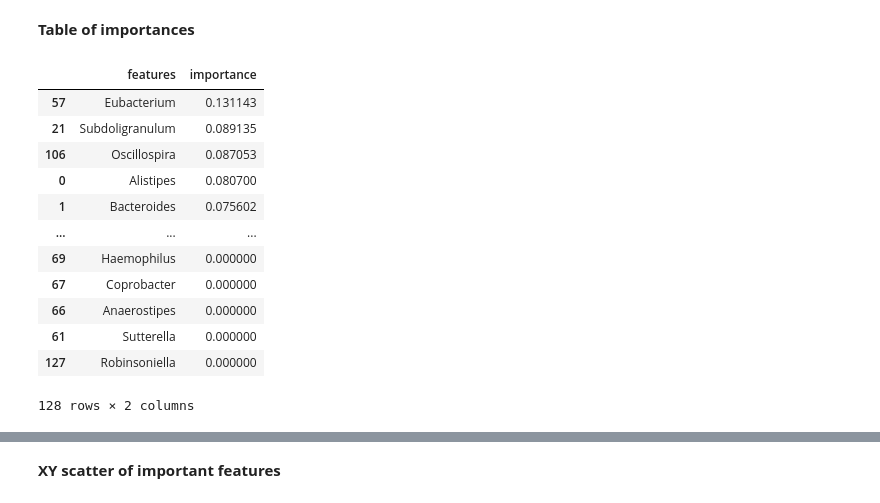
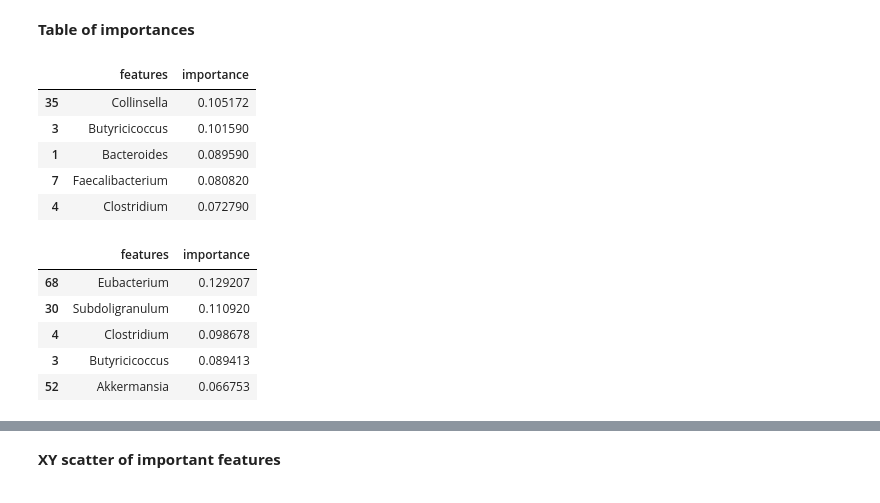
Before and after one commit to aplapteva/20440_final_project, a Jupyter notebook: Code/paired_analysis_ag.ipynb, the cells around one changed output, grey strips where cells are left out. Saved outputs shown, nothing was run; the diff lists cells and outputs as text; code cells hidden in the pictures.

```diff
--- a/Code/paired_analysis_ag.ipynb
+++ b/Code/paired_analysis_ag.ipynb
@@ -90,7 +134,7 @@ Removing small relative abundances, if necessary:
 out_df_pair = []
 var_ratio_pair = []
 pcs_pair = []
-for data in data_pair:
+for data in data_pair_1:
     pca = PCA(n_components=.95)
     out = pca.fit_transform(data)
 
@@ -186,6 +230,7 @@ plt.savefig('../Figures/PCA_load_plots_paired.svg')
 ## Biplot creation
 # %%
 def myplot(score,coeff,labels=None):
+    ''' creation of a biplot '''
     xs = score[:,0]
     ys = score[:,1]
     n = coeff.shape[0]
@@ -204,7 +249,32 @@ def myplot(score,coeff,labels=None):
     plt.ylabel("PC{}".format(2))
     plt.grid()
 
-#Call the function. Use only the 2 PCs.
-myplot(out[:,0:2],np.transpose(pca.components_[0:2,:]))
-plt.show()
+
+plt.figure(dpi = 200)
+fig, ((ax1, ax2), (ax3, ax4), (ax5, ax6)) = plt.subplots(3, 2, figsize=(20, 20))
+axes = [ax1, ax2, ax3, ax4, ax5, ax6]
+plt.subplots_adjust(hspace=.5)
+
+for i in range(len(pcs_pair)):
+    pcs = pcs_pair[i]
+    # create a dataframe with the load of the features in PC1:
+    load = pd.DataFrame(np.transpose(pcs), columns=['PC'+str(i+1) for i in range(len(out_df_pair[i].columns))])
+    load["feature"] = list(data_pair[i].columns)
+
+    # descending values
+    load1 = load.sort_values('PC1', ascending=False)
+    load1_feat = pd.DataFrame(load1[["feature", 'PC1']], columns=['feature', 'PC1']) # for reference
+
+    for feat in pairwise[i]:
+        load1_feat = load1_feat.loc[(load1_feat['PC1'] > .02) | (load1_feat['PC1'] < -.02)]
+
+    myplot(out_df_pair[i], pcs)
+    plt.show()
+
+
+
+    # # plot
+    # sns.barplot(load1_feat, x='feature', y='PC1', ax=axes[i]);
+    # axes[i].set_xticklabels(load1_feat['feature'], rotation=45);
+    # axes[i].set_title("Loadings for PC1 for " + str(pairwise[i]));
 # %% [output]
@@ -258,13 +330,13 @@ out_pair = []
 diag_predict_pair = []
 rf_pair = []
 
-for i in range(len(data_pair)):
+for i in range(len(data_pair_1)):
     # set up classifier
     rf = RandomForestClassifier(n_estimators=100) # 100 trees in the forest.
     # 100 trees means 100 sub-samples of data
 
     # make training and testing sets:
-    feat_train, feat_test, diag_train, diag_test = sk.model_selection.train_test_split(data_pair[i], diagnosis_pair[i], test_size=0.5)
+    feat_train, feat_test, diag_train, diag_test = sk.model_selection.train_test_split(data_pair_1[i], diagnosis_pair[i], test_size=0.5)
     # chose a test size of 30%
 
     # train:
@@ -296,9 +368,9 @@ accuracy of the classifier: 1.0
 # %%
 imp_table_pair = []
 df_imp = []
-for i in range(len(data_pair)):
+for i in range(len(data_pair_1)):
     # find importance of each feature:
-    feat = data_pair[i].columns
+    feat = data_pair_1[i].columns
     feat_importance = rf_pair[i].feature_importances_
 
     # make and print table of ranked features by importance:
@@ -310,18 +382,20 @@ for i in range(len(data_pair)):
     df_imp.append(imp_table_sort)
     imp_table_sort.to_csv('../Data/feature_importance/' + "feature_importance_" + pairwise[i][0] + '_' + pairwise[i][1] + '.csv')
 # %%
-df_imp[5]
+df_imp[0].head()
 # %% [output]
 |  | features | importance |
-| 57 | Eubacterium | 0.131143 |
-| 21 | Subdoligranulum | 0.089135 |
-| 106 | Oscillospira | 0.087053 |
-| 0 | Alistipes | 0.080700 |
-| 1 | Bacteroides | 0.075602 |
-| ... | ... | ... |
-| 69 | Haemophilus | 0.000000 |
-| 67 | Coprobacter | 0.000000 |
-| 66 | Anaerostipes | 0.000000 |
-| 61 | Sutterella | 0.000000 |
-| 127 | Robinsoniella | 0.000000 |
+| 35 | Collinsella | 0.105172 |
+| 3 | Butyricicoccus | 0.101590 |
+| 1 | Bacteroides | 0.089590 |
+| 7 | Faecalibacterium | 0.080820 |
+| 4 | Clostridium | 0.072790 |
-128 rows × 2 columns
+# %%
+df_imp[1].head()
+# %% [output]
+|  | features | importance |
+| 68 | Eubacterium | 0.129207 |
+| 30 | Subdoligranulum | 0.110920 |
+| 4 | Clostridium | 0.098678 |
+| 3 | Butyricicoccus | 0.089413 |
+| 52 | Akkermansia | 0.066753 |
```
Also changed, not shown: parts of 18 cells of this notebook, 16 other files.
